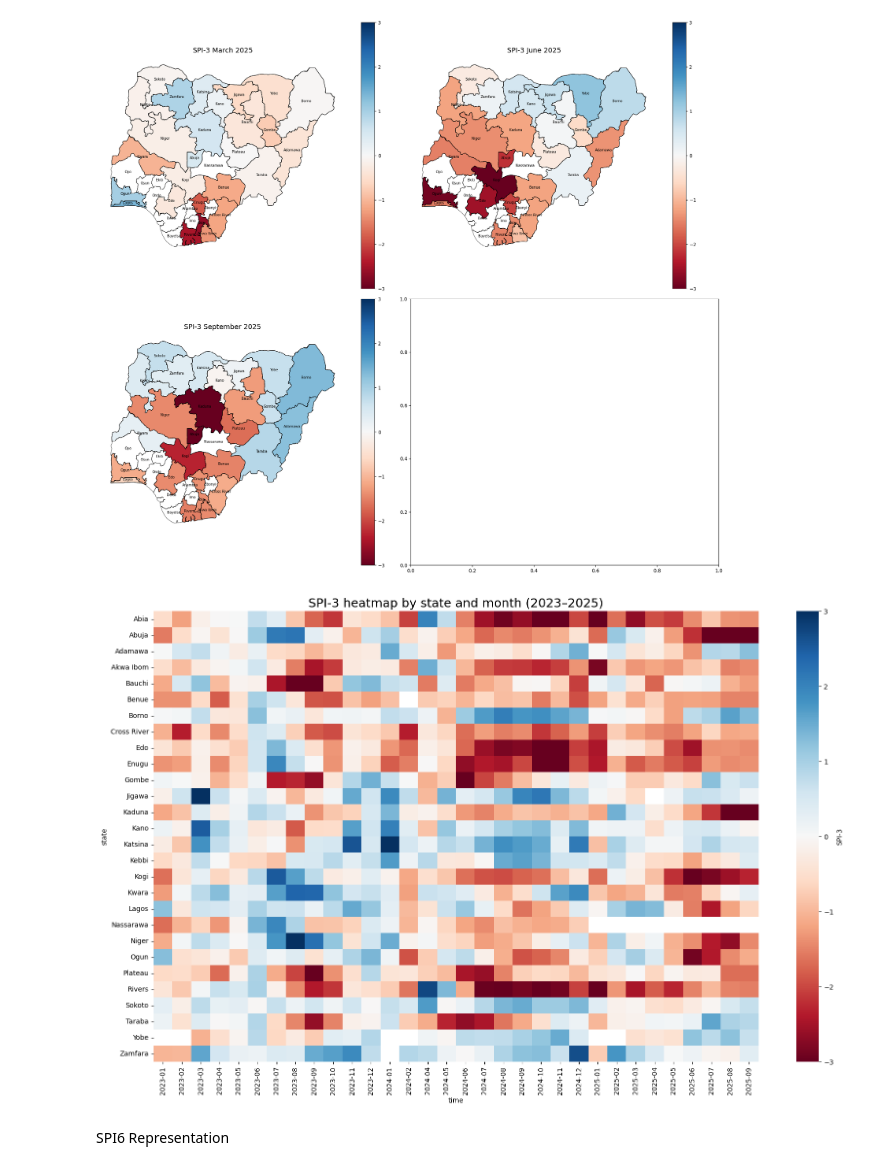
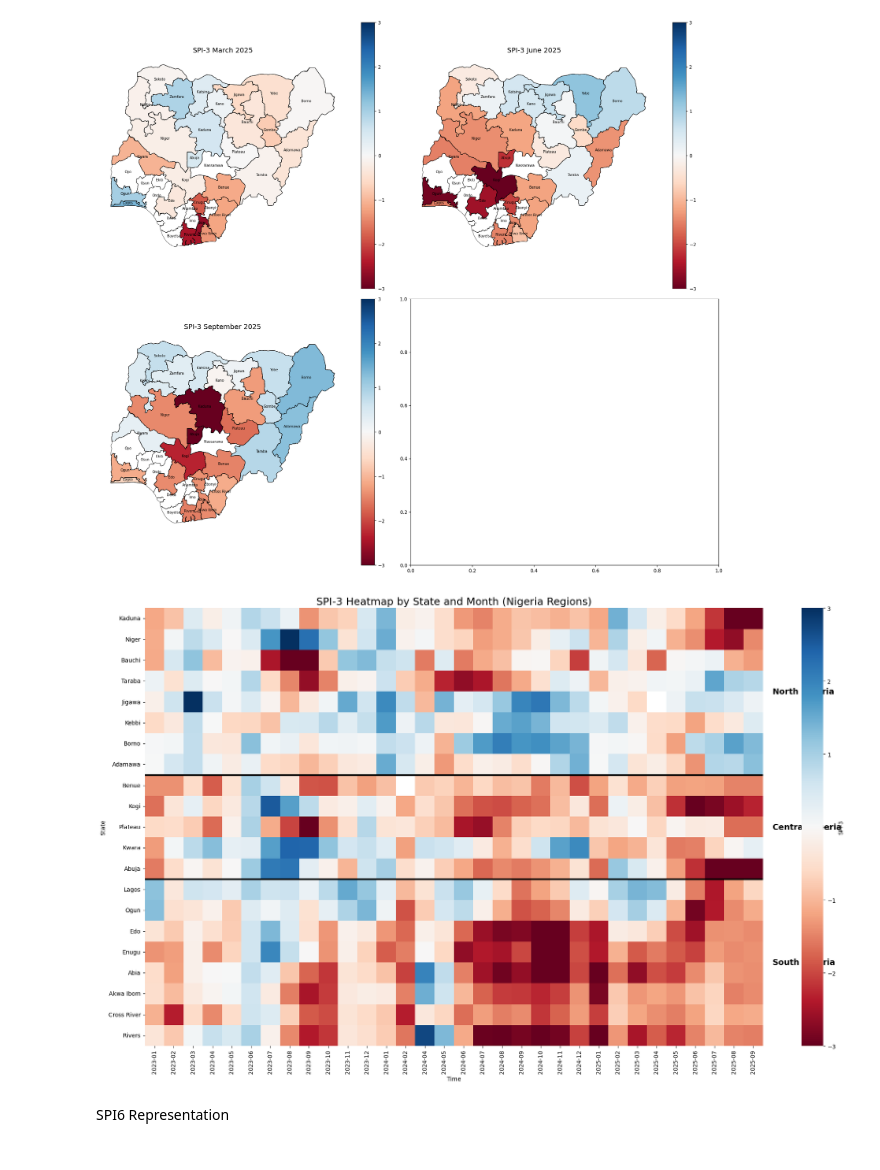
Before and after one commit to tnourlyn/Projet-de-Statapp---WFP-, a Jupyter notebook: SPI_treatement.ipynb, the cells around one changed output. Cells and saved outputs as stored; diff of their text form; code cells hidden in the pictures.

```diff
--- a/SPI_treatement.ipynb
+++ b/SPI_treatement.ipynb
@@ -314,28 +314,77 @@ plt.show()
 # %%
 heatmap_data = data_merge.pivot_table(
     values="SPI_Cum3",
     index="State",
     columns="date"
 )
 
+north_states = ["Kaduna","Niger","Bauchi","Taraba", "Jigawa","Kebbi","Borno","Adamawa"
+]
+
+center_states = [
+    "Benue","Kogi","Plateau","Kwara","Abuja"
+]
+south_states = [
+    "Lagos","Ogun","Edo","Enugu","Abia",
+    "Akwa Ibom","Cross River","Rivers"
+]
+
+ordered_states = north_states + center_states + south_states
+
+heatmap_data = heatmap_data.reindex(ordered_states)
+
 plt.figure(figsize=(20, 12))
 
-sns.heatmap(
+ax = sns.heatmap(
     heatmap_data,
     cmap="RdBu",
     center=0,
     vmin=-3,
     vmax=3,
     cbar_kws={"label": "SPI-3"}
 )
 
-plt.title("SPI-3 heatmap by state and month (2023–2025)", fontsize=18)
-plt.xlabel("time")
-plt.ylabel("state")
+north_end = len(north_states)
+center_end = len(north_states) + len(center_states)
 
+ax.axhline(north_end, color="black", linewidth=3)
+ax.axhline(center_end, color="black", linewidth=3)
+
+ax.text(
+    heatmap_data.shape[1] + 0.5,
+    north_end/2,
+    "North Nigeria",
+    fontsize=14,
+    fontweight="bold",
+    va="center"
+)
+
+ax.text(
+    heatmap_data.shape[1] + 0.5,
+    north_end + len(center_states)/2,
+    "Central Nigeria",
+    fontsize=14,
+    fontweight="bold",
+    va="center"
+)
+
+ax.text(
+    heatmap_data.shape[1] + 0.5,
+    center_end + len(south_states)/2,
+    "South Nigeria",
+    fontsize=14,
+    fontweight="bold",
+    va="center"
+)
+
+plt.title("SPI-3 Heatmap by State and Month (Nigeria Regions)", fontsize=18)
+plt.xlabel("Time")
+plt.ylabel("State")
+
+plt.tight_layout()
 plt.show()
 # %% [output]
-[figure, old version]
+[figure, new version]
 # %% [markdown]
 SPI6 Representation
 # %%
```
Also changed, not shown: parts of 11 cells of this notebook.
